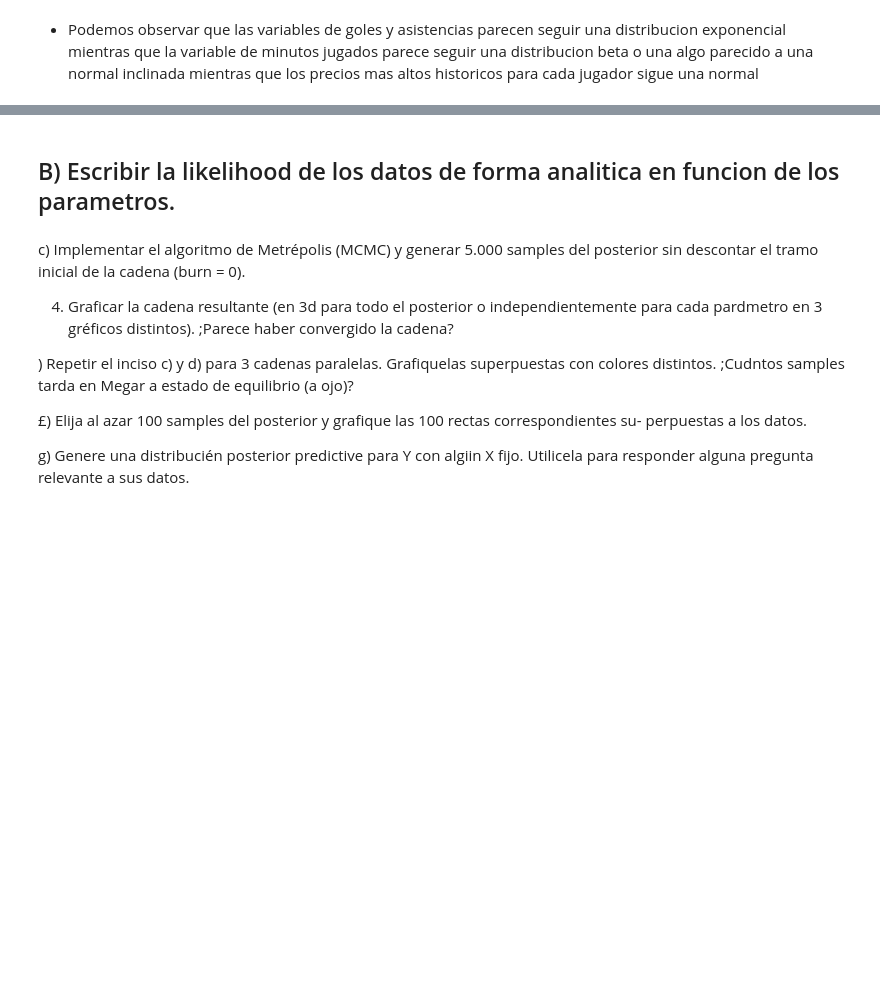
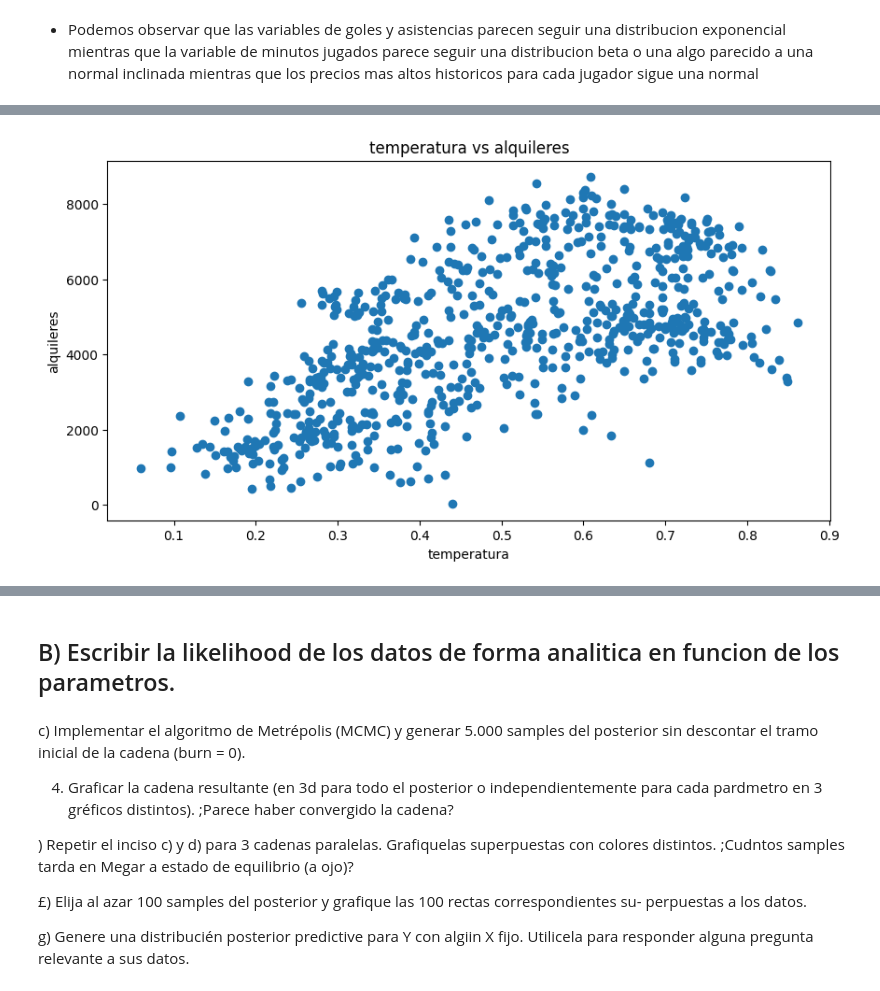
Before and after one commit to MatiMoran/EstimacionBayesiana, a Jupyter notebook: entregables/2/entrega_2.ipynb, the cells around one changed output, grey strips where cells are left out. Drawn from its saved outputs; the diff is of its cells as text; code cells hidden in the pictures; blank space fills up the shorter version.

```diff
--- a/entregables/2/entrega_2.ipynb
+++ b/entregables/2/entrega_2.ipynb
@@ -253,0 +291,15 @@ $$
+# %%
+# TODO hacer regresion lineal y plotear linea para justificar prior
+
+bins_n=20
+
+fig, ax = plt.subplots(1, 1, figsize=(10, 5))
+
+ax.set_title('temperatura vs alquileres')
+ax.scatter(df_bikes.temp, df_bikes.cnt)
+ax.set_xlabel('temperatura')
+ax.set_ylabel('alquileres')
+
+plt.show()
+# %% [output]
+[figure, added]
```
Also changed, not shown: parts of 7 cells of this notebook, 1 other file.
